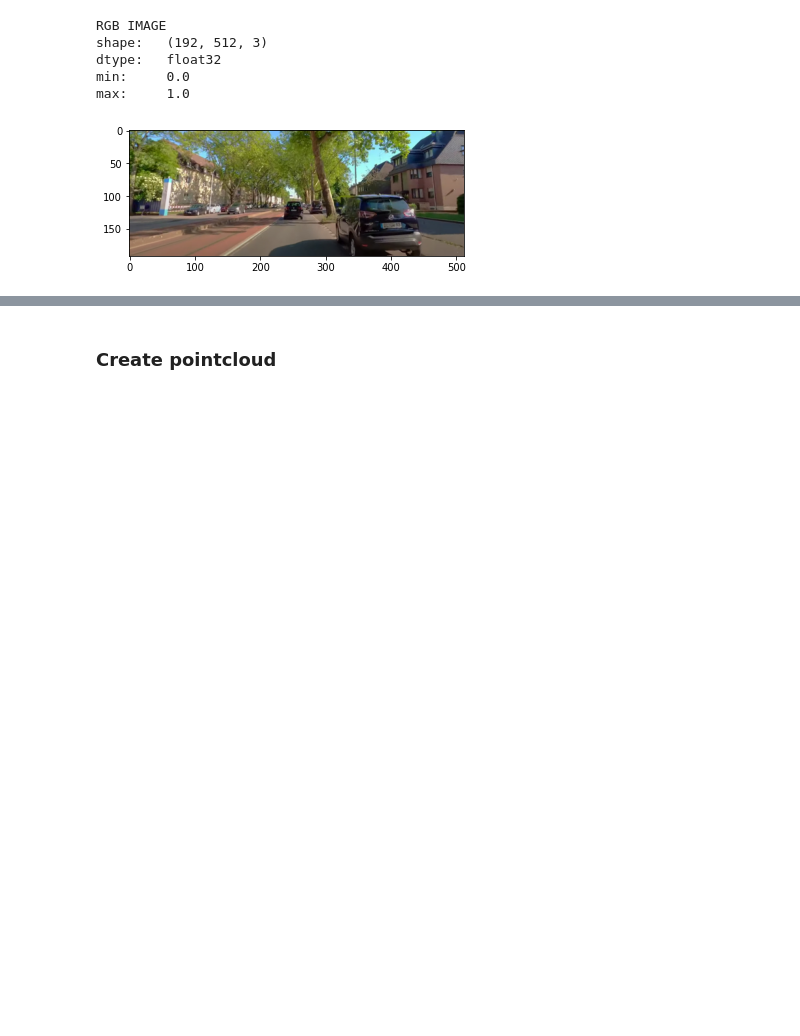
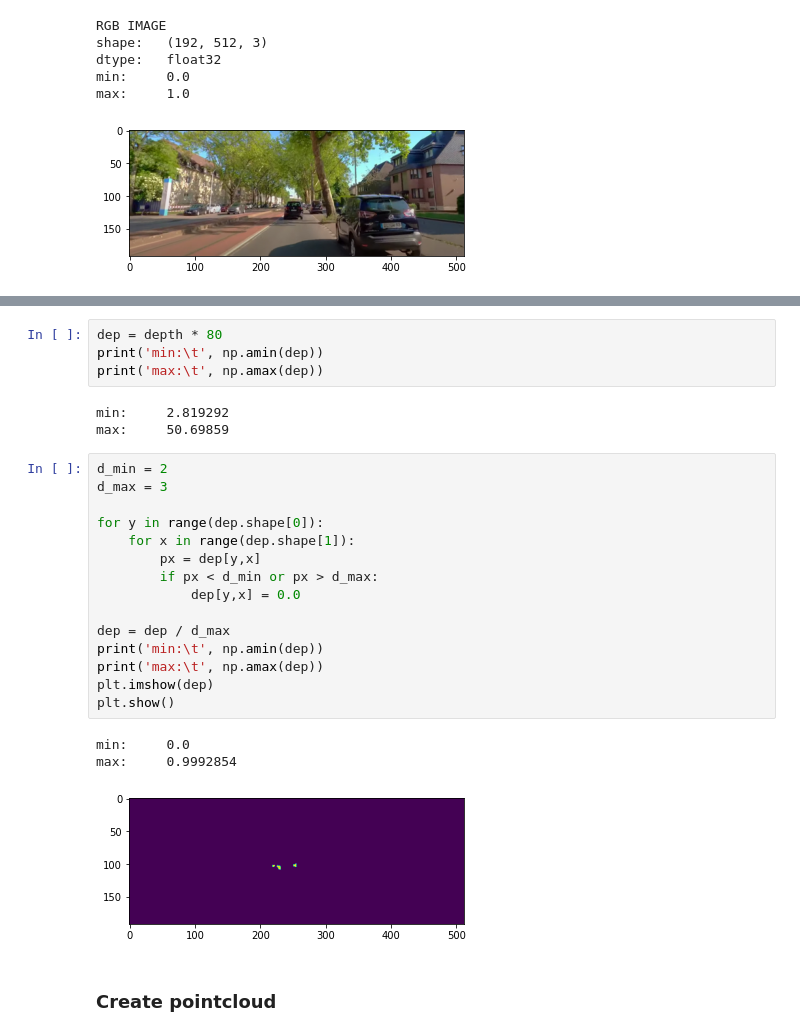
Before and after one commit to markus-42/manydepth, a Jupyter notebook: manydepth/inference.ipynb, the cells around one changed output, grey strips where cells are left out. Cells and saved outputs as stored; diff of their text form; blank space fills up the shorter version.

```diff
--- a/manydepth/inference.ipynb
+++ b/manydepth/inference.ipynb
@@ -200,3 +206,29 @@ max:     1.0
+# %%
+dep = depth * 80
+print('min:\t', np.amin(dep))
+print('max:\t', np.amax(dep))
+# %% [output]
+min:     2.819292
+max:     50.69859
+# %%
+d_min = 2
+d_max = 3
+
+for y in range(dep.shape[0]):
+    for x in range(dep.shape[1]):
+        px = dep[y,x]
+        if px < d_min or px > d_max:
+            dep[y,x] = 0.0
+
+dep = dep / d_max
+print('min:\t', np.amin(dep))
+print('max:\t', np.amax(dep))
+plt.imshow(dep)
+plt.show()
+# %% [output]
+min:     0.0
+max:     0.9992854
+[figure, added]
 # %% [markdown]
 ### Create pointcloud
 # %%
```
Also changed, not shown: parts of 1 cell of this notebook.
